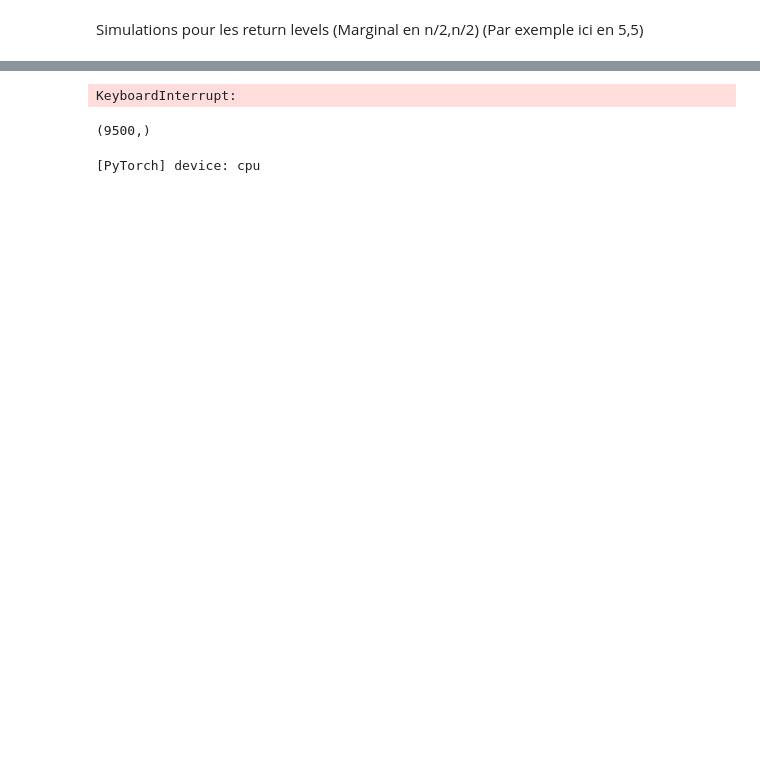
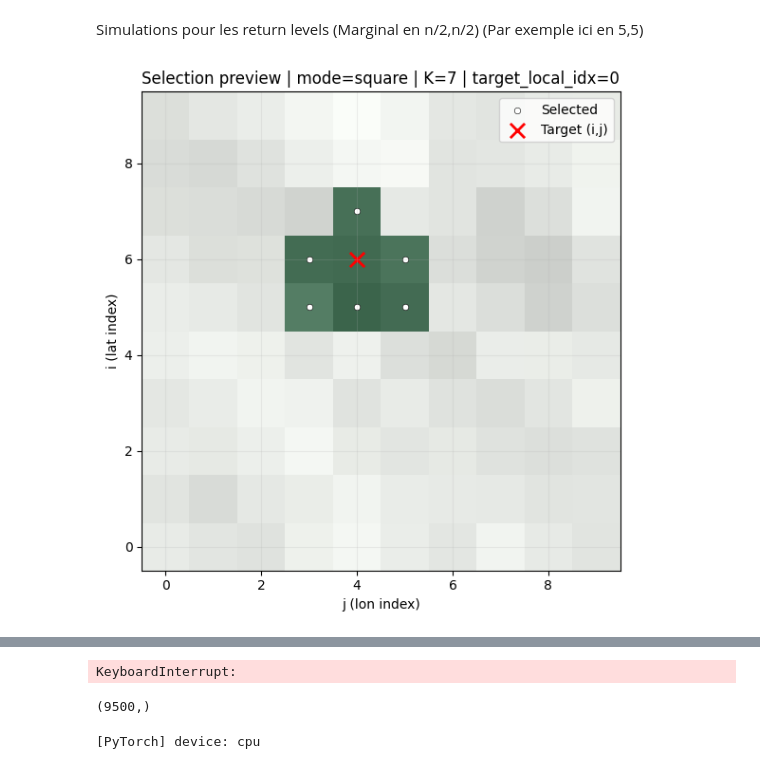
Before and after one commit to RPGSynth/EVT_Univariate, a Jupyter notebook: EVT_Classes/SIM/sim.ipynb, the cells around one changed output, grey strips where cells are left out. Cells and saved outputs as stored; diff of their text form; code cells hidden in the pictures; blank space fills up the shorter version.

```diff
--- a/EVT_Classes/SIM/sim.ipynb
+++ b/EVT_Classes/SIM/sim.ipynb
@@ -307,4 +404,80 @@ def compute_combined_sim(
         print("=" * 75 + "\n")
 
     return final_output
+# %%
+import matplotlib.pyplot as plt
+
+def preview_selection(data_shape, i, j, selector_args=None, background=None):
+    _, n_lat, n_lon = data_shape
+
+    cfg = {
+        "mode": "full",         # "full" | "square" | "circle"
+        "radius": None,
+        "max_points": None,
+        "include_center": True,
+    }
+    if selector_args is not None:
+        cfg.update(selector_args)
+
+    # Mimic compute_combined_sim logic
+    if cfg["mode"] == "full":
+        mask = np.ones((n_lat, n_lon), dtype=bool)
+        coords = np.column_stack(np.where(mask))
+        target_local_idx = int(i * n_lon + j)
+    else:
+        sel = select_spatial_neighborhood(
+            n_lat=n_lat,
+            n_lon=n_lon,
+            i=i,
+            j=j,
+            mode=cfg["mode"],
+            radius=cfg["radius"],
+            max_points=cfg["max_points"],
+            include_center=cfg["include_center"],
+        )
+        mask = sel.mask
+        coords = sel.coords
+        target_local_idx = sel.target_local_idx
+
+    fig, ax = plt.subplots(figsize=(6, 6))
+
+    if background is not None:
+        ax.imshow(background, origin="lower", cmap="Greys", alpha=0.45)
+
+    # selection area
+    ax.imshow(mask.astype(float), origin="lower", cmap="Greens", alpha=0.6, vmin=0, vmax=1)
+
+    # selected points and target
+    if coords.size > 0:
+        ax.scatter(coords[:, 1], coords[:, 0], s=22, c="white", edgecolors="black", linewidths=0.4, label="Selected")
+    ax.scatter([j], [i], s=120, c="red", marker="x", linewidths=2.0, label="Target (i,j)")
+
+    ax.set_title(
+        f"Selection preview | mode={cfg['mode']} | K={len(coords)} | target_local_idx={target_local_idx}"
+    )
+    ax.set_xlabel("j (lon index)")
+    ax.set_ylabel("i (lat index)")
+    ax.set_xlim(-0.5, n_lon - 0.5)
+    ax.set_ylim(-0.5, n_lat - 0.5)
+    ax.grid(alpha=0.2)
+    ax.legend(loc="upper right")
+    plt.tight_layout()
+    plt.show()
+
+# Example
+selector_args = {
+    "mode": "square",      # "square" or "circle"
+    "radius": 1,        # None => full-grid fallback
+    "max_points": 7,      # direct control
+    "include_center": True
+}
+
+preview_selection(
+    data_shape=data.shape,  # (T,H,W)
+    i=6, j=4,
+    selector_args=selector_args,
+    background=meta.get("s_field", None)  # optional
+)
+# %% [output]
+[figure, added]
 # %%
```
Also changed, not shown: parts of 20 cells of this notebook, 2 other files.
